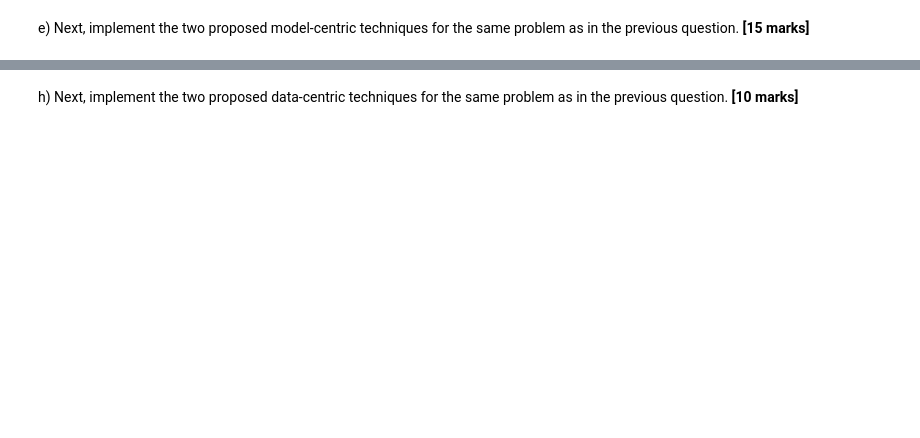
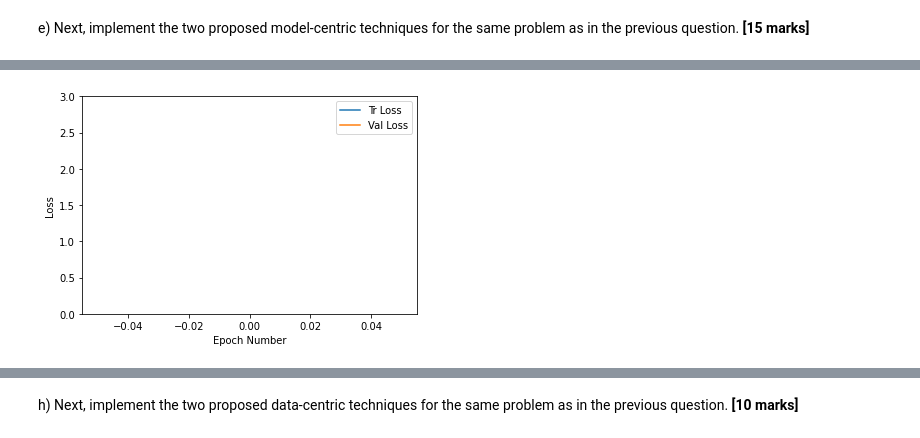
Before and after one commit to MSyahmii/Assessment-1, a Jupyter notebook: Assessment1_1916437.ipynb, the cells around one changed output, grey strips where cells are left out. Cells and saved outputs as stored; diff of their text form; code cells hidden in the pictures; blank space fills up the shorter version.

```diff
--- a/Assessment1_1916437.ipynb
+++ b/Assessment1_1916437.ipynb
@@ -563,0 +648,10 @@ e) Next, implement the two proposed model-centric techniques for the same proble
+# %%
+model = CNN() # need to instantiate the network to be used in instance method
+
+# 2. LOSS AND OPTIMIZER
+criterion = nn.CrossEntropyLoss()
+optimizer = optim.SGD(model.parameters(), lr=0.001, momentum=0.9)
+
+# 3. move the model to GPU
+device = torch.device('cuda:0' if torch.cuda.is_available() else 'cpu')
+model.to(device)
@@ -563,0 +793,5 @@ e) Next, implement the two proposed model-centric techniques for the same proble
+# %%
+# 4. Train the model for 5 epochs
+
+num_epochs = 1
+trained_model, history = train_and_validate(model, criterion, optimizer, num_epochs)
@@ -563,0 +802,13 @@ e) Next, implement the two proposed model-centric techniques for the same proble
+# %%
+# 5. Analyze the loss curve
+
+history = np.array(history)
+plt.plot(history[:,0:2])
+plt.legend(['Tr Loss', 'Val Loss'])
+plt.xlabel('Epoch Number')
+plt.ylabel('Loss')
+plt.ylim(0,3)
+# plt.savefig('FashionMNIST_loss_curve.png')
+plt.show()
+# %% [output]
+[figure, added]
```
Also changed, not shown: parts of 17 cells of this notebook.
